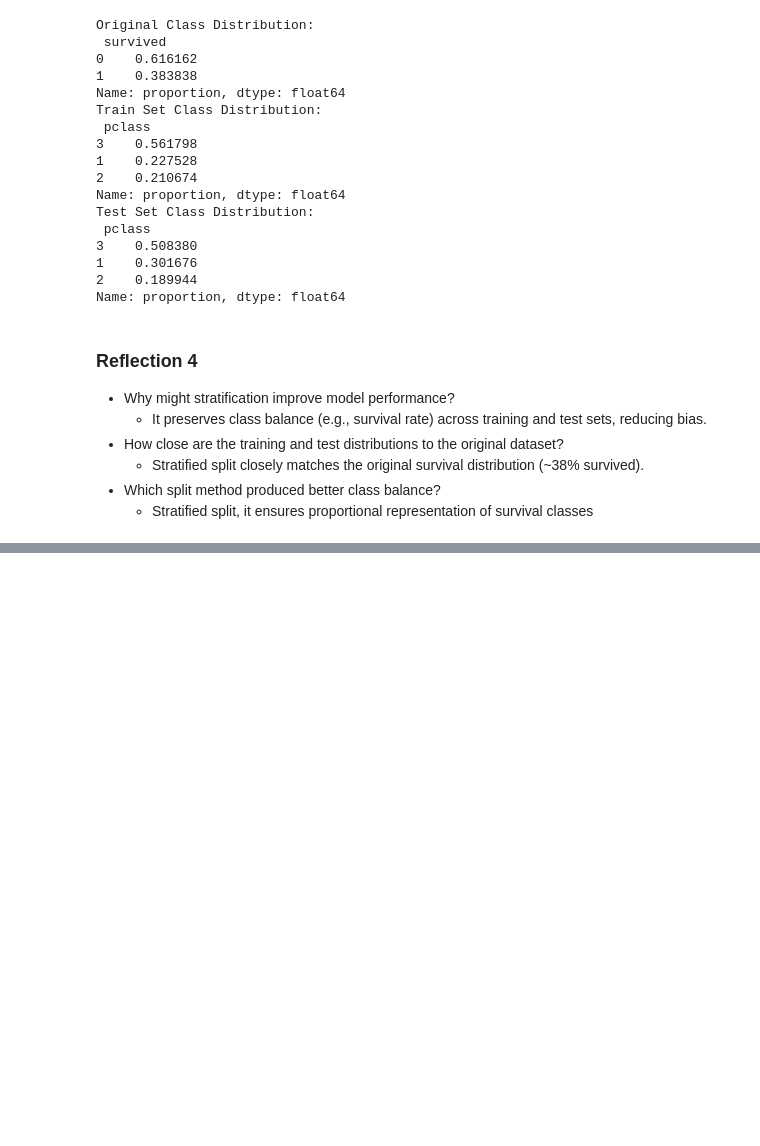
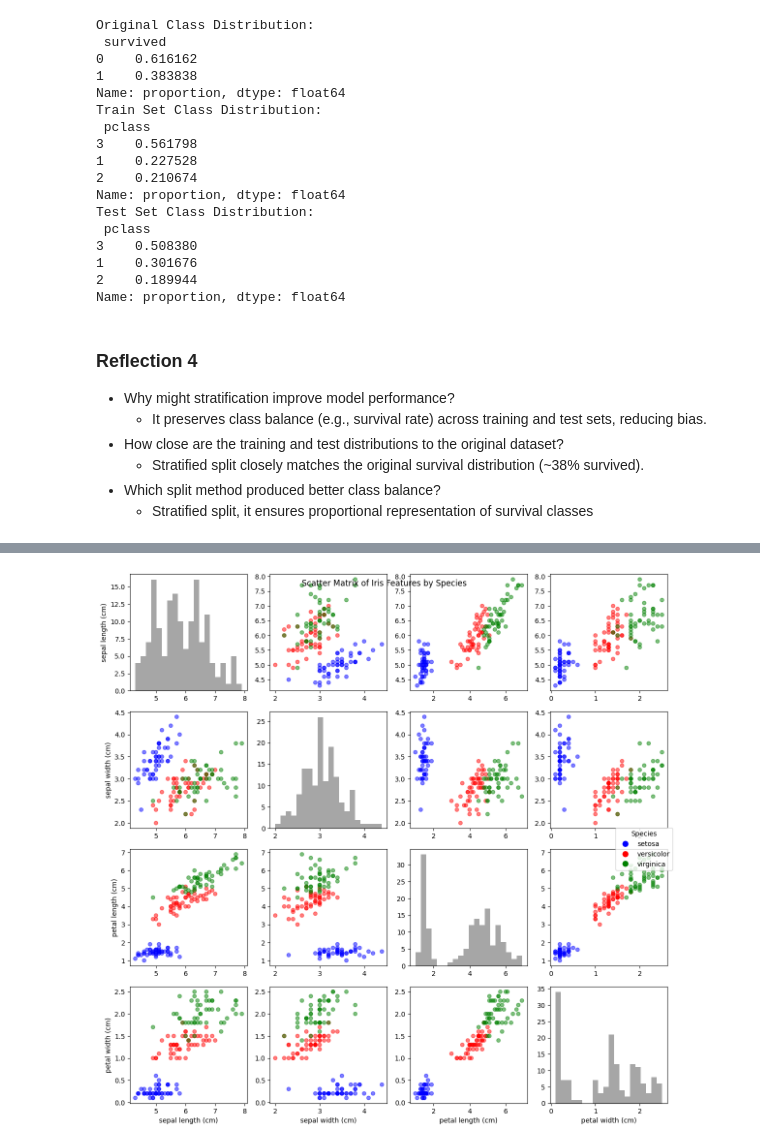
Before and after one commit to s-golla/applied-ml-sgolla, a Jupyter notebook: notebooks/project02/ml02_sgolla.ipynb, the cells around one changed output, grey strips where cells are left out. Drawn from its saved outputs; the diff is of its cells as text; code cells hidden in the pictures; blank space fills up the shorter version.

```diff
--- a/notebooks/project02/ml02_sgolla.ipynb
+++ b/notebooks/project02/ml02_sgolla.ipynb
@@ -236,0 +300,38 @@ Name: proportion, dtype: float64
+# %%
+# Visualization
+# 1. Scatter Matrix Plot
+features = iris_df.drop(['target', 'species'], axis=1)
+colors = np.array(['blue', 'red', 'green'])[iris_df['target']]
+
+# Create scatter matrix with colors
+fig, axes = plt.subplots(4, 4, figsize=(12, 12))
+for i, feature1 in enumerate(features.columns):
+    for j, feature2 in enumerate(features.columns):
+        ax = axes[i, j]
+        if i != j:
+            # Scatter plot
+            ax.scatter(features[feature2], features[feature1],
+                      c=colors, alpha=0.5, s=30)
+        else:
+            # Histogram on diagonal
+            ax.hist(features[feature1], bins=20, color='gray', alpha=0.7)
+
+        # Set labels only on the bottom and left edges
+        if i == len(features.columns)-1:
+            ax.set_xlabel(feature2)
+        if j == 0:
+            ax.set_ylabel(feature1)
+
+plt.suptitle('Scatter Matrix of Iris Features by Species', y=0.95)
+plt.tight_layout()
+
+# Add legend
+legend_elements = [plt.Line2D([0], [0], marker='o', color='w',
+                            markerfacecolor=c, label=l, markersize=10)
+                  for c, l in zip(['blue', 'red', 'green'], iris.target_names)]
+fig.legend(handles=legend_elements, loc='center right', title='Species')
+
+plt.show()
+plt.close()
+# %% [output]
+[figure, added]
```
Also changed, not shown: parts of 7 cells of this notebook.
